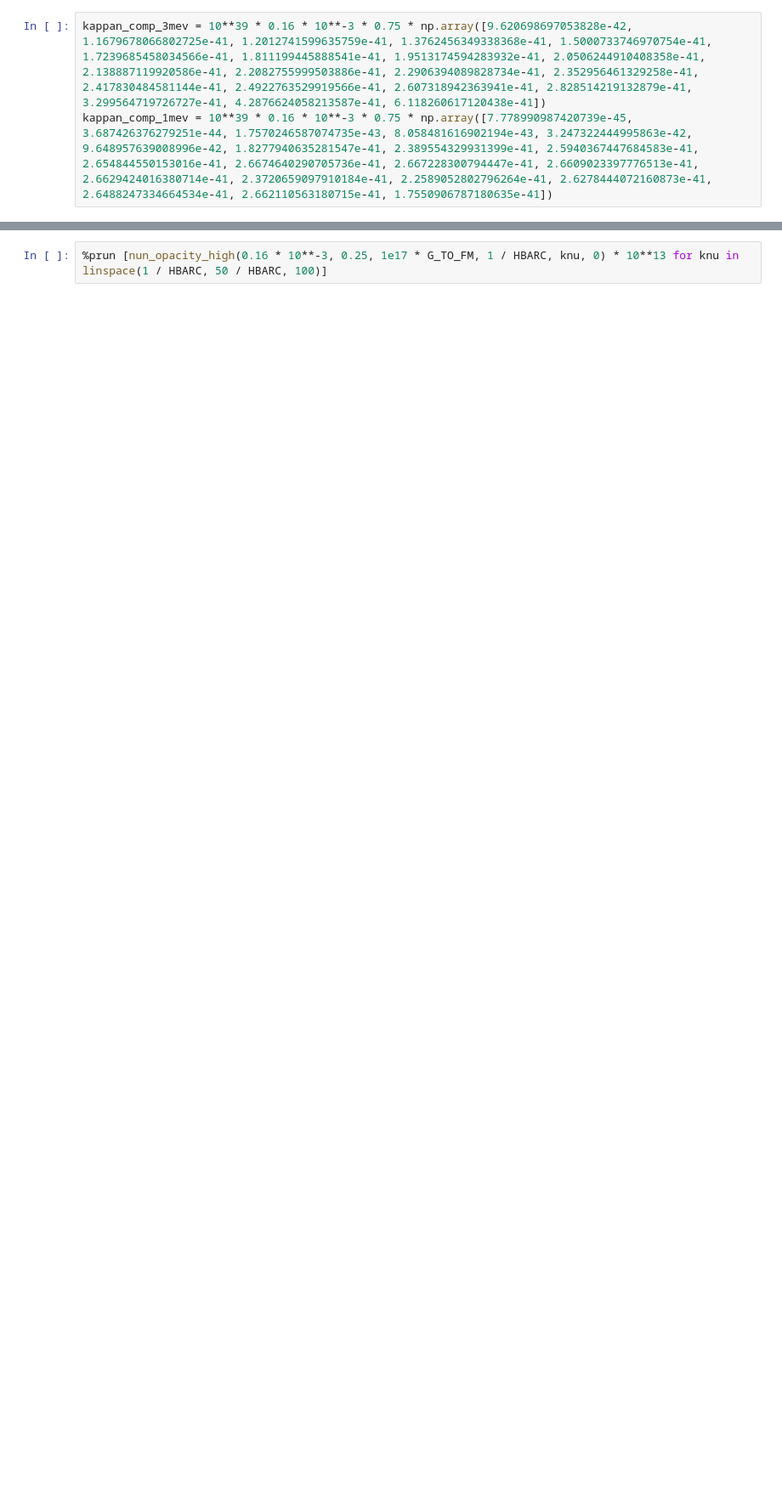
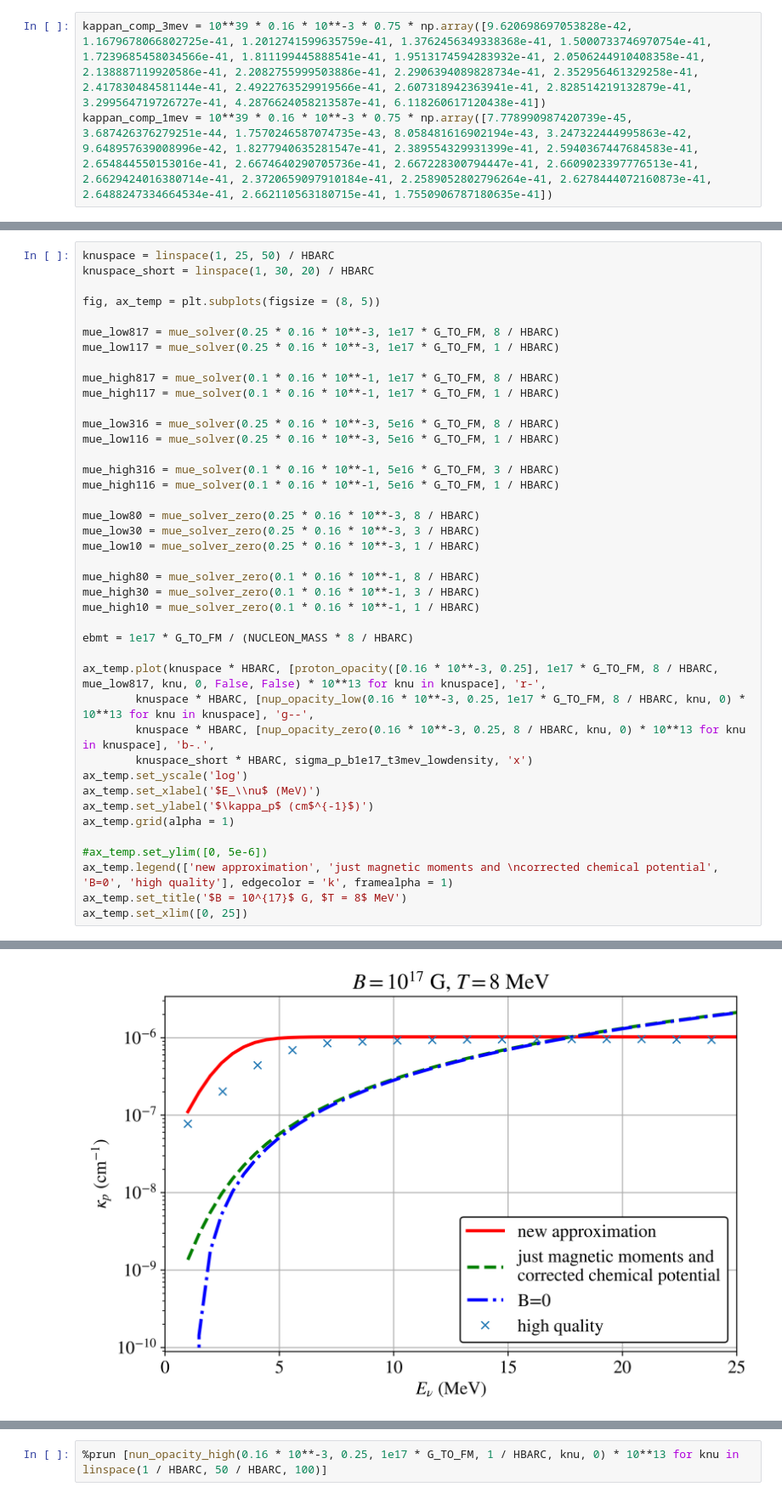
Before and after one commit to clwelch03/HEA-neutrinos, a Jupyter notebook: src/newopacities_mlknotes.ipynb, the cells around one changed output, grey strips where cells are left out. Shown at 85% size. Drawn from its saved outputs; the diff is of its cells as text; blank space fills up the shorter version.

```diff
--- a/src/newopacities_mlknotes.ipynb
+++ b/src/newopacities_mlknotes.ipynb
@@ -277,0 +414,42 @@ kappan_comp_1mev = 10**39 * 0.16 * 10**-3 * 0.75 * np.array([7.778990987420739e-
+# %%
+knuspace = linspace(1, 25, 50) / HBARC
+knuspace_short = linspace(1, 30, 20) / HBARC
+
+fig, ax_temp = plt.subplots(figsize = (8, 5))
+
+mue_low817 = mue_solver(0.25 * 0.16 * 10**-3, 1e17 * G_TO_FM, 8 / HBARC)
+mue_low117 = mue_solver(0.25 * 0.16 * 10**-3, 1e17 * G_TO_FM, 1 / HBARC)
+
+mue_high817 = mue_solver(0.1 * 0.16 * 10**-1, 1e17 * G_TO_FM, 8 / HBARC)
+mue_high117 = mue_solver(0.1 * 0.16 * 10**-1, 1e17 * G_TO_FM, 1 / HBARC)
+
+mue_low316 = mue_solver(0.25 * 0.16 * 10**-3, 5e16 * G_TO_FM, 8 / HBARC)
+mue_low116 = mue_solver(0.25 * 0.16 * 10**-3, 5e16 * G_TO_FM, 1 / HBARC)
+
+mue_high316 = mue_solver(0.1 * 0.16 * 10**-1, 5e16 * G_TO_FM, 3 / HBARC)
+mue_high116 = mue_solver(0.1 * 0.16 * 10**-1, 5e16 * G_TO_FM, 1 / HBARC)
+
+mue_low80 = mue_solver_zero(0.25 * 0.16 * 10**-3, 8 / HBARC)
+mue_low30 = mue_solver_zero(0.25 * 0.16 * 10**-3, 3 / HBARC)
+mue_low10 = mue_solver_zero(0.25 * 0.16 * 10**-3, 1 / HBARC)
+
+mue_high80 = mue_solver_zero(0.1 * 0.16 * 10**-1, 8 / HBARC)
+mue_high30 = mue_solver_zero(0.1 * 0.16 * 10**-1, 3 / HBARC)
+mue_high10 = mue_solver_zero(0.1 * 0.16 * 10**-1, 1 / HBARC)
+
+ebmt = 1e17 * G_TO_FM / (NUCLEON_MASS * 8 / HBARC)
+
+ax_temp.plot(knuspace * HBARC, [proton_opacity([0.16 * 10**-3, 0.25], 1e17 * G_TO_FM, 8 / HBARC, mue_low817, knu, 0, False, False) * 10**13 for knu in knuspace], 'r-',
+        knuspace * HBARC, [nup_opacity_low(0.16 * 10**-3, 0.25, 1e17 * G_TO_FM, 8 / HBARC, knu, 0) * 10**13 for knu in knuspace], 'g--',
+        knuspace * HBARC, [nup_opacity_zero(0.16 * 10**-3, 0.25, 8 / HBARC, knu, 0) * 10**13 for knu in knuspace], 'b-.',
+        knuspace_short * HBARC, sigma_p_b1e17_t3mev_lowdensity, 'x')
+ax_temp.set_yscale('log')
+ax_temp.set_xlabel('$E_\\nu$ (MeV)')
+ax_temp.set_ylabel('$\kappa_p$ (cm$^{-1}$)')
+ax_temp.grid(alpha = 1)
+
+#ax_temp.set_ylim([0, 5e-6])
+ax_temp.legend(['new approximation', 'just magnetic moments and \ncorrected chemical potential', 'B=0', 'high quality'], edgecolor = 'k', framealpha = 1)
+ax_temp.set_title('$B = 10^{17}$ G, $T = 8$ MeV')
+ax_temp.set_xlim([0, 25])
+# %% [output]
@@ -277,0 +475 @@ kappan_comp_1mev = 10**39 * 0.16 * 10**-3 * 0.75 * np.array([7.778990987420739e-
+[figure, added]
```
Also changed, not shown: parts of 23 cells of this notebook.
